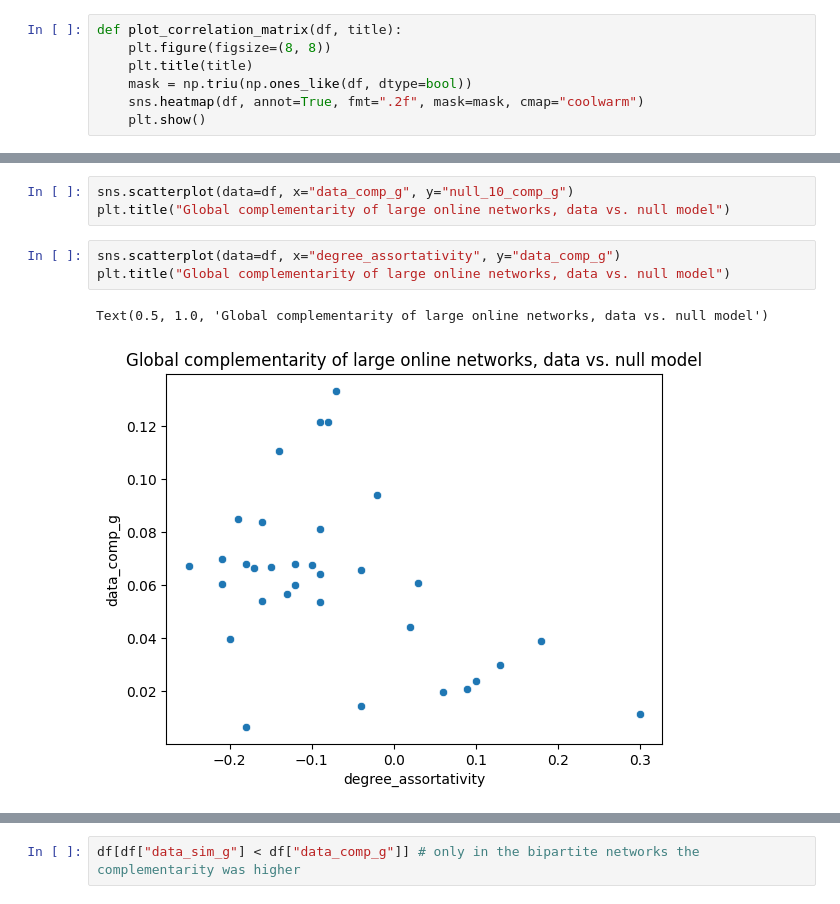
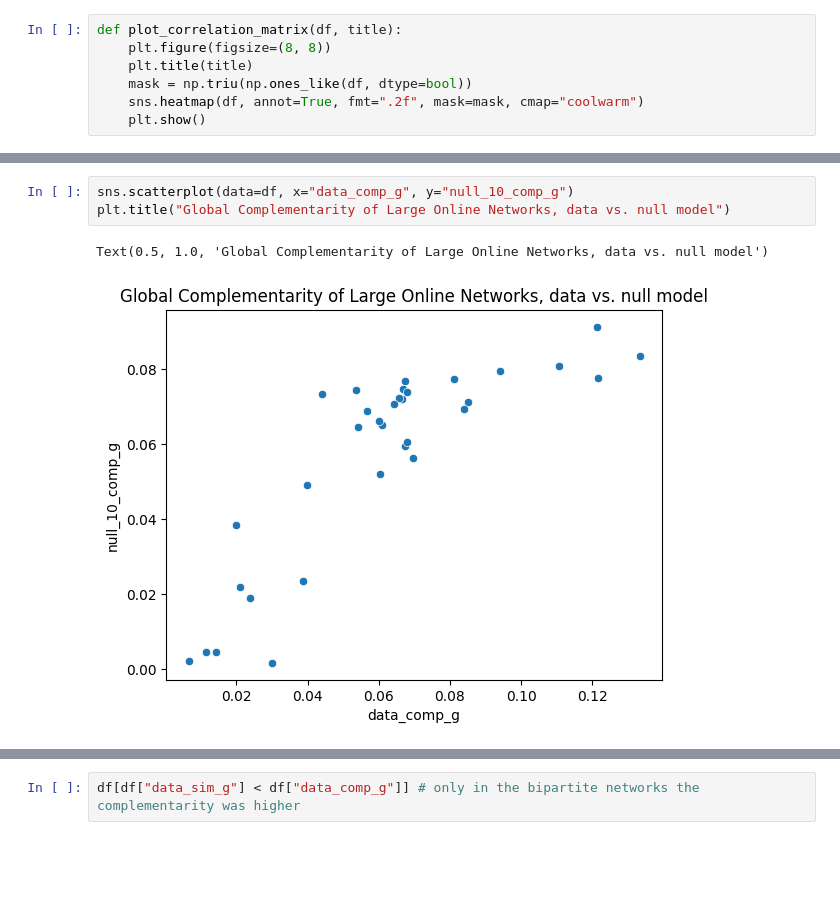
Before and after one commit to alenfrey/uzh-network-science-project, a Jupyter notebook: code/visualise_results_large_online.ipynb, the cells around one changed output, grey strips where cells are left out. Drawn from its saved outputs; the diff is of its cells as text; blank space fills up the shorter version.

```diff
--- a/code/visualise_results_large_online.ipynb
+++ b/code/visualise_results_large_online.ipynb
@@ -121,10 +68,7 @@ Index(['_', 'idx', 'dataset', 'name', 'n_nodes', 'frac_total', 'density',
 # %%
 sns.scatterplot(data=df, x="data_comp_g", y="null_10_comp_g")
-plt.title("Global complementarity of large online networks, data vs. null model")
+plt.title("Global Complementarity of Large Online Networks, data vs. null model")
+# %% [output]
+Text(0.5, 1.0, 'Global Complementarity of Large Online Networks, data vs. null model')
+[figure, added]
-# %%
-sns.scatterplot(data=df, x="degree_assortativity", y="data_comp_g")
-plt.title("Global complementarity of large online networks, data vs. null model")
-# %% [output]
-Text(0.5, 1.0, 'Global complementarity of large online networks, data vs. null model')
-[figure, removed]
 # %%
```
Also changed, not shown: parts of 20 cells of this notebook, 11 other files.
